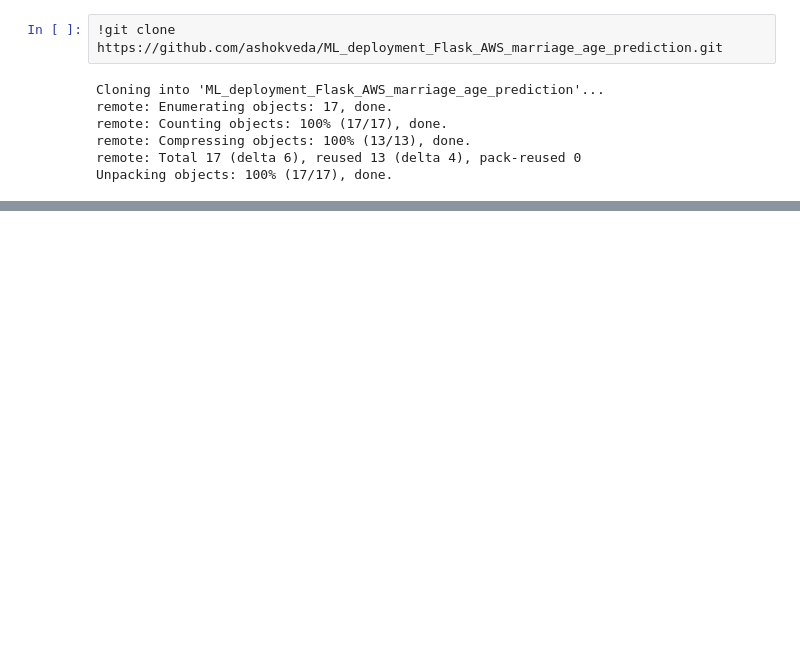
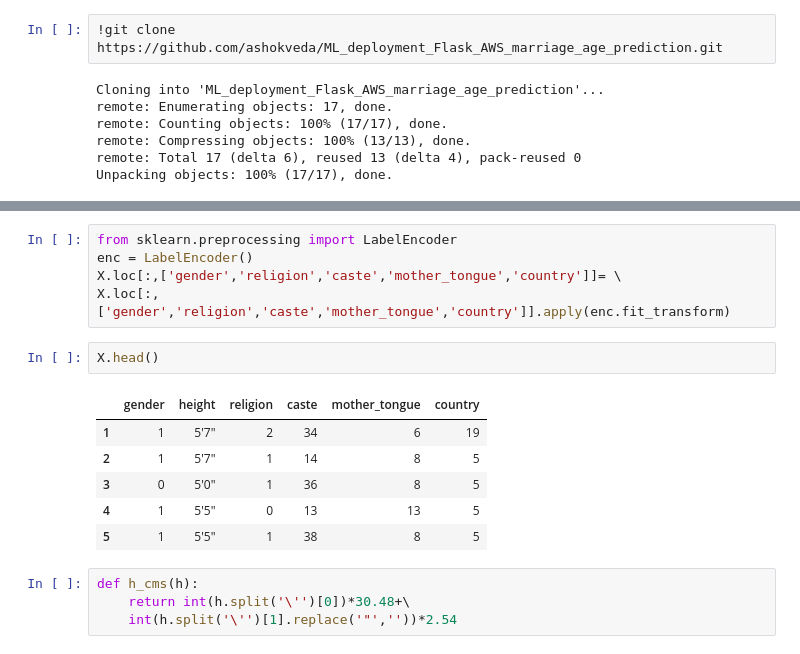
Before and after one commit to coolapple/deployML2, a Jupyter notebook: ML_Deployment_Flask_AWS_Marriage.ipynb, the cells around one changed output, grey strips where cells are left out. Saved outputs shown, nothing was run; the diff lists cells and outputs as text; blank space fills up the shorter version.

```diff
--- a/ML_Deployment_Flask_AWS_Marriage.ipynb
+++ b/ML_Deployment_Flask_AWS_Marriage.ipynb
@@ -24,0 +87,18 @@ Unpacking objects: 100% (17/17), done.
+# %%
+from sklearn.preprocessing import LabelEncoder
+enc = LabelEncoder()
+X.loc[:,['gender','religion','caste','mother_tongue','country']]= \
+X.loc[:,['gender','religion','caste','mother_tongue','country']].apply(enc.fit_transform)
+# %%
+X.head()
+# %% [output]
+|  | gender | height | religion | caste | mother_tongue | country |
+| 1 | 1 | 5'7" | 2 | 34 | 6 | 19 |
+| 2 | 1 | 5'7" | 1 | 14 | 8 | 5 |
+| 3 | 0 | 5'0" | 1 | 36 | 8 | 5 |
+| 4 | 1 | 5'5" | 0 | 13 | 13 | 5 |
+| 5 | 1 | 5'5" | 1 | 38 | 8 | 5 |
+# %%
+def h_cms(h):
+    return int(h.split('\'')[0])*30.48+\
+    int(h.split('\'')[1].replace('"',''))*2.54
```
Also changed, not shown: parts of 33 cells of this notebook.
